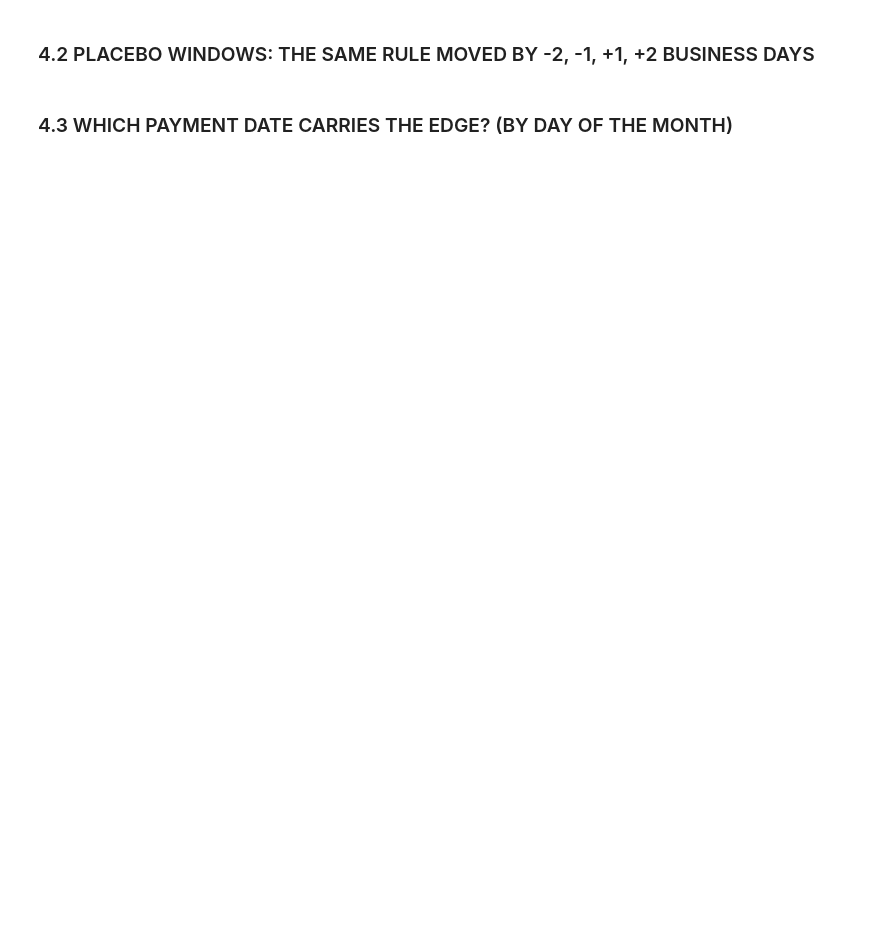
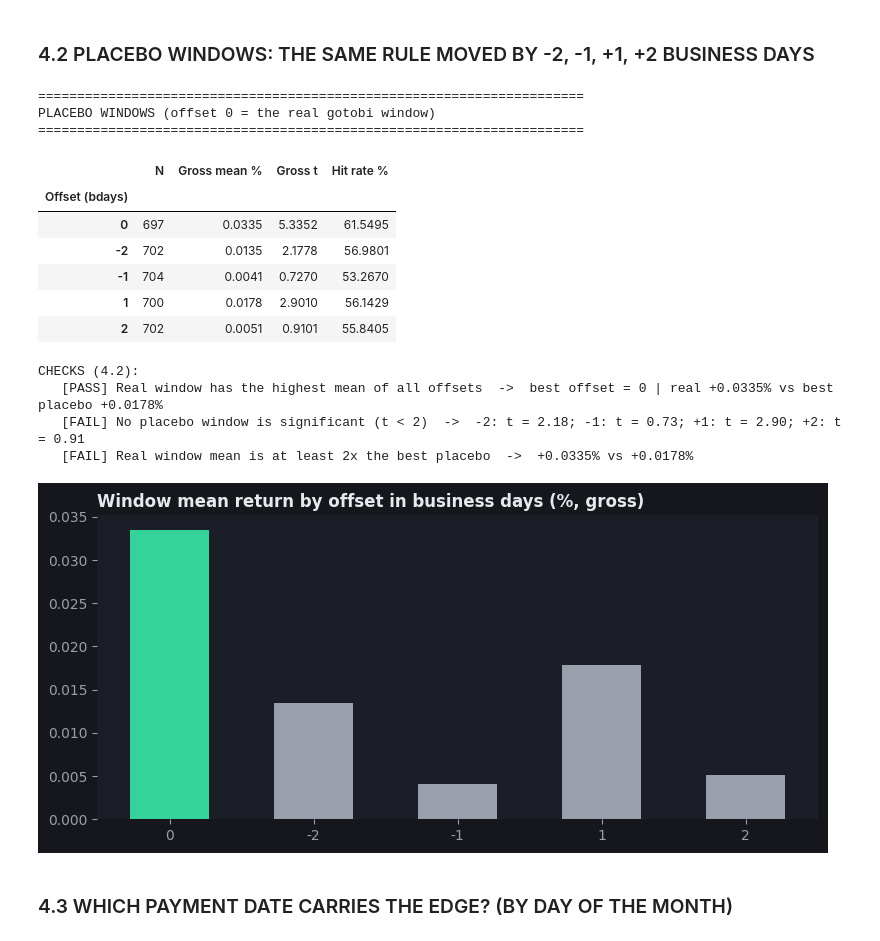
Before and after one commit to Andres-GP/Alphaca-Capital-Research, a Jupyter notebook: research_development/02_strategy_development/USDJPY_Gotobi/01_Gotobi_Hypothesis_Definition.ipynb, the cells around one changed output. Saved outputs shown, nothing was run; the diff lists cells and outputs as text; code cells hidden in the pictures; blank space fills up the shorter version.

Commit message:
implemented gotobi edge succesfully

```diff
--- a/research_development/02_strategy_development/USDJPY_Gotobi/01_Gotobi_Hypothesis_Definition.ipynb
+++ b/research_development/02_strategy_development/USDJPY_Gotobi/01_Gotobi_Hypothesis_Definition.ipynb
@@ -255,38 +347,53 @@ check("4.1 Window", "Gotobi drift is not present in the other business days (t <
 # %% [markdown]
 ### 4.2 PLACEBO WINDOWS: THE SAME RULE MOVED BY -2, -1, +1, +2 BUSINESS DAYS
 # %%
-from pandas.tseries.offsets import BDay
 plc_rows, plc_series = [], {}
 for k in [0] + list(PLACEBOS):
-    d_k = pd.DatetimeIndex([d + BDay(k) for d in G_DATES])
+    d_k = eng.shifted_dates(G_DATES, k)          # k Japanese bank business days away (same convention as the engine's placebo_table)
     d_k = d_k[(d_k >= START_D) & (d_k <= END_D)]
     w = window_returns(d_k)
     plc_series[k] = w["ret"]
     plc_rows.append({"Offset (bdays)": k, "N": len(w), "Gross mean %": w["ret"].mean(), "Gross t": tstat(w["ret"]),
                      "Hit rate %": (w["ret"] > 0).mean() * 100})
 plc_tbl = pd.DataFrame(plc_rows).set_index("Offset (bdays)")
 print("=" * 70)
 print("PLACEBO WINDOWS (offset 0 = the real gotobi window)")
 print("=" * 70)
 display(plc_tbl.round(4))
 
 print("\nCHECKS (4.2):")
 others = plc_tbl.drop(index=0)
 check("4.2 Placebos", "Real window has the highest mean of all offsets", plc_tbl["Gross mean %"].idxmax() == 0,
       f"best offset = {plc_tbl['Gross mean %'].idxmax()} | real {plc_tbl.loc[0, 'Gross mean %']:+.4f}% vs best placebo {others['Gross mean %'].max():+.4f}%")
 check("4.2 Placebos", f"No placebo window is significant (t < {T_PLACEBO_MAX:g})", (others["Gross t"] < T_PLACEBO_MAX).all(),
       "; ".join(f"{k:+d}: t = {v:.2f}" for k, v in others["Gross t"].items()))
 check("4.2 Placebos", "Real window mean is at least 2x the best placebo", plc_tbl.loc[0, "Gross mean %"] >= 2 * others["Gross mean %"].max(),
       f"{plc_tbl.loc[0, 'Gross mean %']:+.4f}% vs {others['Gross mean %'].max():+.4f}%")
 
 fig, ax = plt.subplots(figsize=(8, 3.8), facecolor="#15171c")
 ax.set_facecolor("#1b1e26")
 ax.bar([str(k) for k in plc_tbl.index], plc_tbl["Gross mean %"], color=["#34d399" if k == 0 else "#9aa0ab" for k in plc_tbl.index], width=0.55)
 ax.axhline(0, color="#9aa0ab", lw=0.6)
 ax.set_title("Window mean return by offset in business days (%, gross)", color="#e8e9ec", fontweight="bold", loc="left")
 ax.tick_params(colors="#9aa0ab")
 for s in ax.spines.values(): s.set_visible(False)
 plt.tight_layout(); plt.show()
+# %% [output]
+======================================================================
+PLACEBO WINDOWS (offset 0 = the real gotobi window)
+======================================================================
+|  | N | Gross mean % | Gross t | Hit rate % |
+| Offset (bdays) |  |  |  |  |
+| 0 | 697 | 0.0335 | 5.3352 | 61.5495 |
+| -2 | 702 | 0.0135 | 2.1778 | 56.9801 |
+| -1 | 704 | 0.0041 | 0.7270 | 53.2670 |
+| 1 | 700 | 0.0178 | 2.9010 | 56.1429 |
+| 2 | 702 | 0.0051 | 0.9101 | 55.8405 |
+CHECKS (4.2):
+   [PASS] Real window has the highest mean of all offsets  ->  best offset = 0 | real +0.0335% vs best placebo +0.0178%
+   [FAIL] No placebo window is significant (t < 2)  ->  -2: t = 2.18; -1: t = 0.73; +1: t = 2.90; +2: t = 0.91
+   [FAIL] Real window mean is at least 2x the best placebo  ->  +0.0335% vs +0.0178%
+[figure, added]
 # %% [markdown]
 ### 4.3 WHICH PAYMENT DATE CARRIES THE EDGE? (BY DAY OF THE MONTH)
 # %%
```
Also changed, not shown: parts of 13 cells of this notebook, 13 other files.
